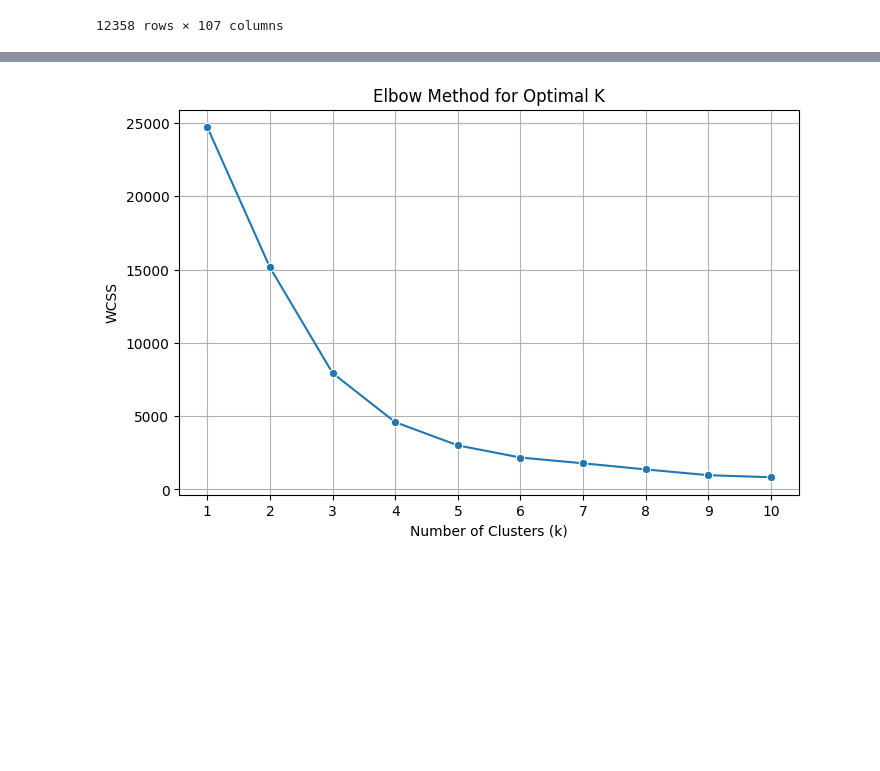
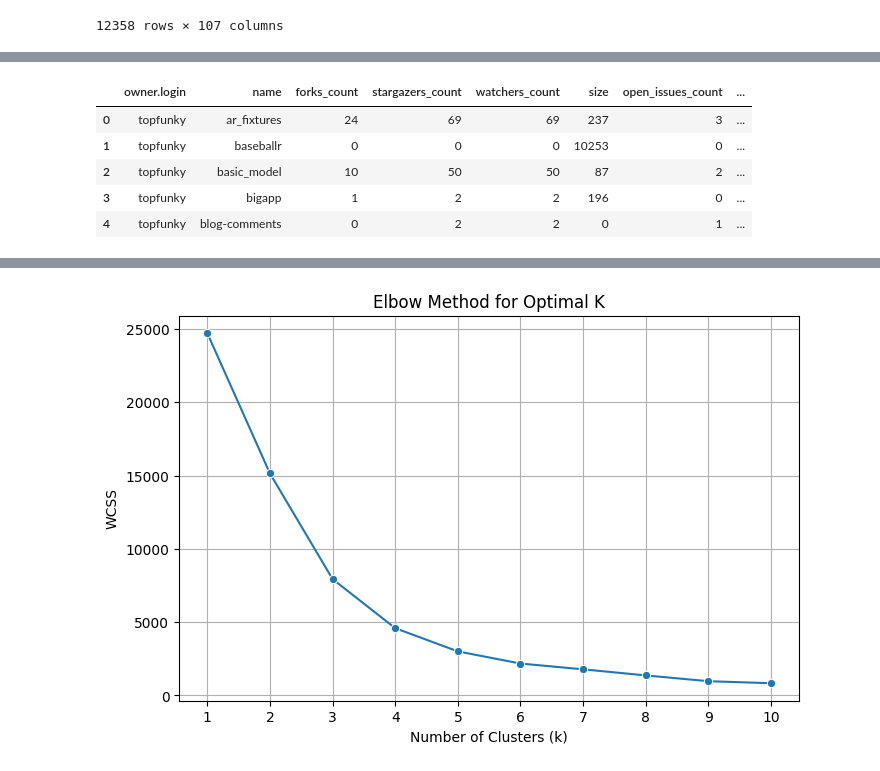
Before and after one commit to Cucharoth/t2_eda, a Jupyter notebook: src/eda.ipynb, the cells around one changed output, grey strips where cells are left out. Saved outputs shown, nothing was run; the diff lists cells and outputs as text; code cells hidden in the pictures; blank space fills up the shorter version.

```diff
--- a/src/eda.ipynb
+++ b/src/eda.ipynb
@@ -169,0 +144,17 @@ user_repos
+# %%
+## HAcer un grafico por el elbow method, using forks and repository quantity
+import matplotlib.pyplot as plt
+import seaborn as sns
+import numpy as np
+
+df_user_repo = pd.read_csv('../data/user_repos.csv')
+user_repos = df_user_repo[['owner.login', 'name', 'forks_count', 'stargazers_count', 'watchers_count', 'size', 'open_issues_count', 'has_issues', 'has_downloads', 'has_wiki', 'has_discussions', 'default_branch', 'created_at', 'updated_at', 'pushed_at']]
+
+user_repos.head()
+# %% [output]
+|  | owner.login | name | forks_count | stargazers_count | watchers_count | size | open_issues_count | ... |
+| 0 | topfunky | ar_fixtures | 24 | 69 | 69 | 237 | 3 | ... |
+| 1 | topfunky | baseballr | 0 | 0 | 0 | 10253 | 0 | ... |
+| 2 | topfunky | basic_model | 10 | 50 | 50 | 87 | 2 | ... |
+| 3 | topfunky | bigapp | 1 | 2 | 2 | 196 | 0 | ... |
+| 4 | topfunky | blog-comments | 0 | 2 | 2 | 0 | 1 | ... |
```
Also changed, not shown: parts of 7 cells of this notebook, 4 other files.
